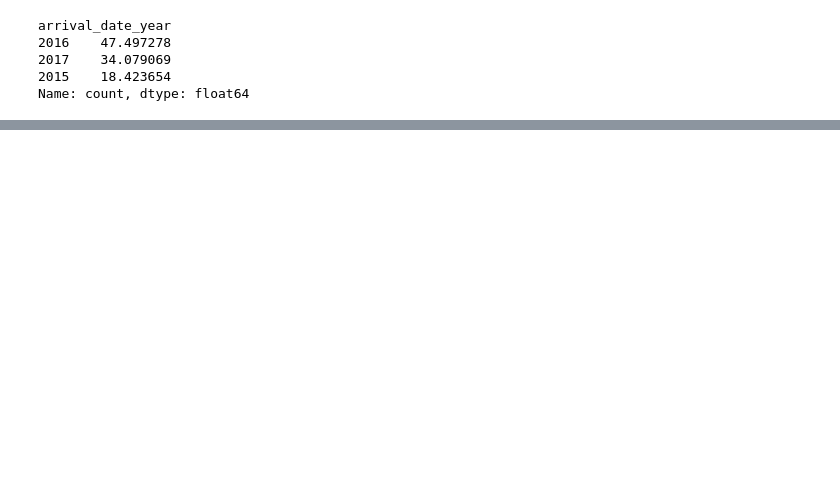
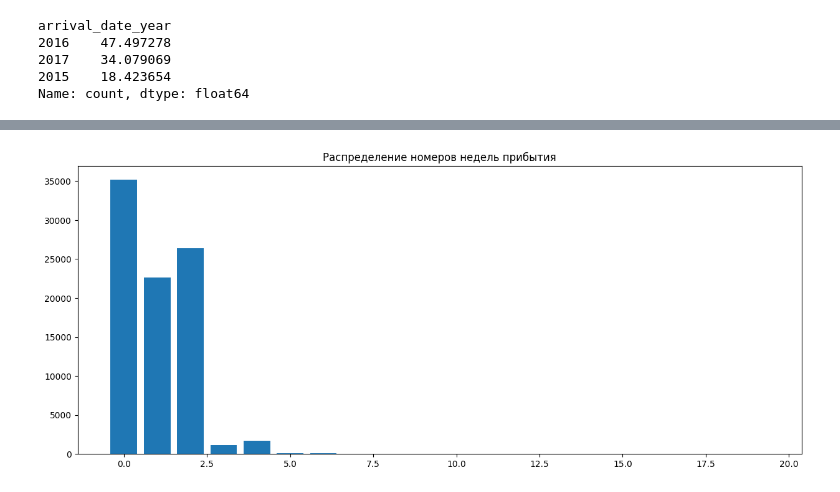
Before and after one commit to burtsev-sa/gp_4, a Jupyter notebook: start.ipynb, the cells around one changed output, grey strips where cells are left out. Drawn from its saved outputs; the diff is of its cells as text; code cells hidden in the pictures; blank space fills up the shorter version.

```diff
--- a/start.ipynb
+++ b/start.ipynb
@@ -145,0 +210,7 @@ plt.show()
+# %%
+plt.figure(figsize=(15,6))
+plt.title('Распределение номеров недель прибытия')
+plt.bar(df['stays_in_weekend_nights'].value_counts().index, df['stays_in_weekend_nights'].value_counts().values)
+plt.show()
+# %% [output]
+[figure, added]
```
Also changed, not shown: parts of 60 cells of this notebook.
